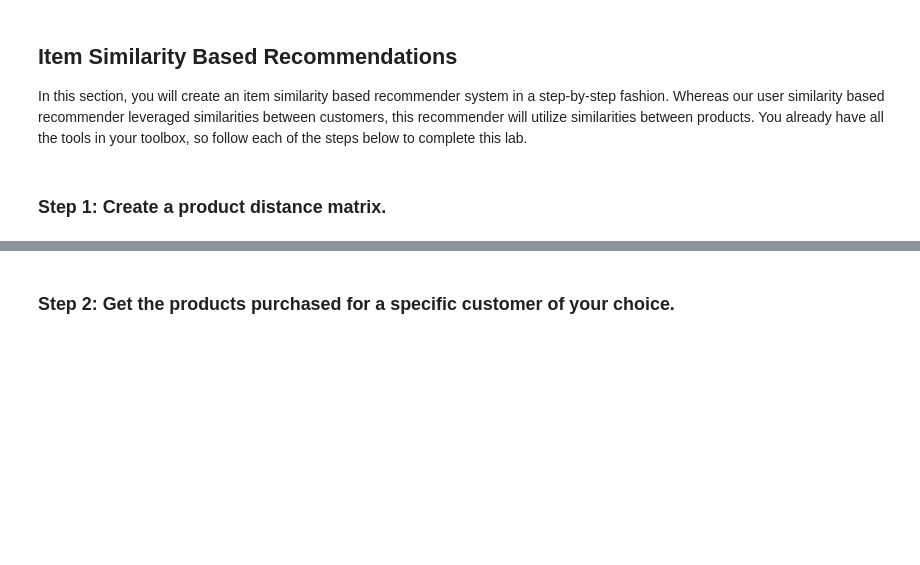
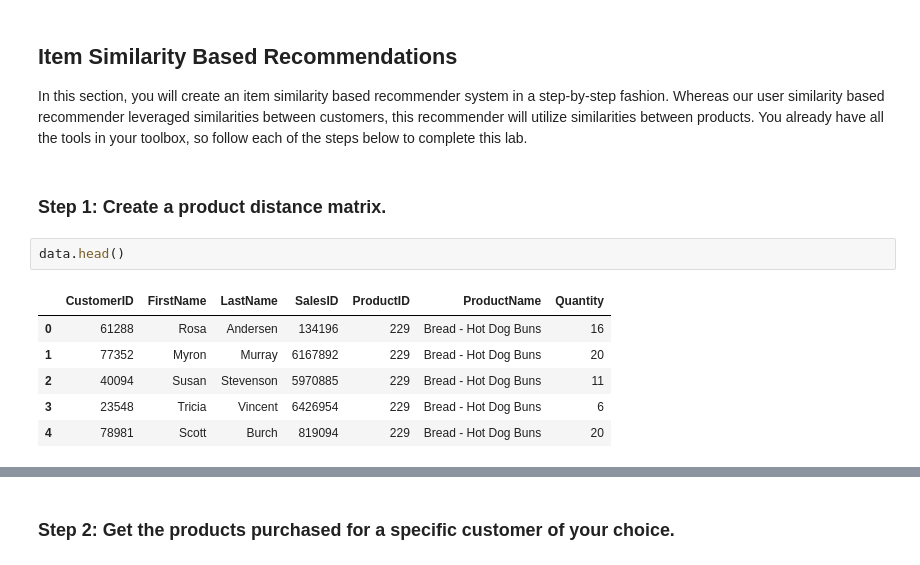
Before and after one commit to ironhack-datalabs/datamad0419, a Jupyter notebook: module-2/lab-recommender-deepdive/your-code/main.ipynb, the cells around one changed output, grey strips where cells are left out. Cells and saved outputs as stored; diff of their text form; blank space fills up the shorter version.

```diff
--- a/module-2/lab-recommender-deepdive/your-code/main.ipynb
+++ b/module-2/lab-recommender-deepdive/your-code/main.ipynb
@@ -125,3 +156,12 @@ recs
 In this section, you will create an item similarity based recommender system in a step-by-step fashion. Whereas our user similarity based recommender leveraged similarities between customers, this recommender will utilize similarities between products. You already have all the tools in your toolbox, so follow each of the steps below to complete this lab.
 # %% [markdown]
 ### Step 1: Create a product distance matrix.
+# %%
+data.head()
+# %% [output]
+|  | CustomerID | FirstName | LastName | SalesID | ProductID | ProductName | Quantity |
+| 0 | 61288 | Rosa | Andersen | 134196 | 229 | Bread - Hot Dog Buns | 16 |
+| 1 | 77352 | Myron | Murray | 6167892 | 229 | Bread - Hot Dog Buns | 20 |
+| 2 | 40094 | Susan | Stevenson | 5970885 | 229 | Bread - Hot Dog Buns | 11 |
+| 3 | 23548 | Tricia | Vincent | 6426954 | 229 | Bread - Hot Dog Buns | 6 |
+| 4 | 78981 | Scott | Burch | 819094 | 229 | Bread - Hot Dog Buns | 20 |
```
Also changed, not shown: parts of 9 cells of this notebook.
